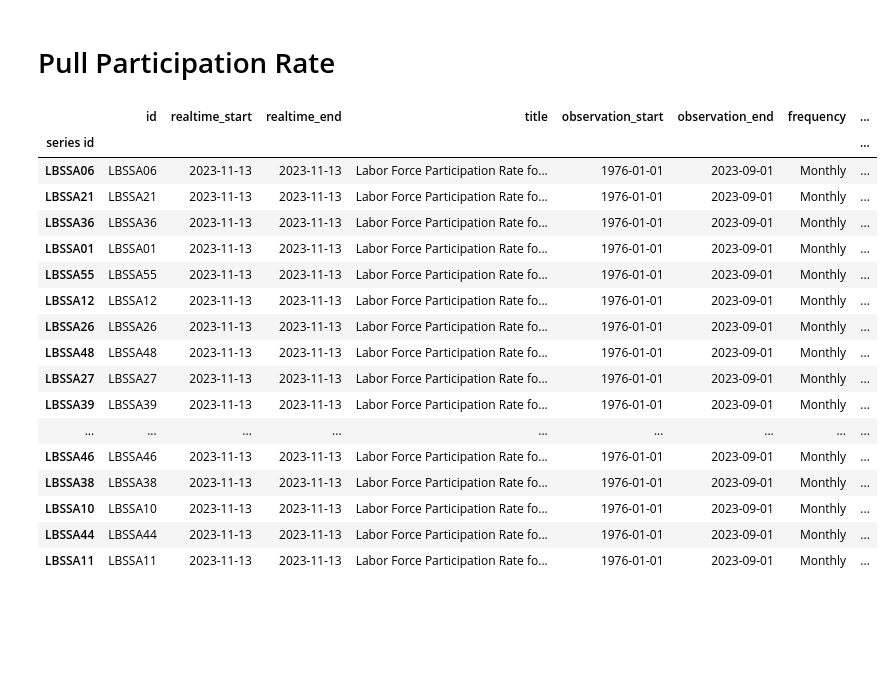
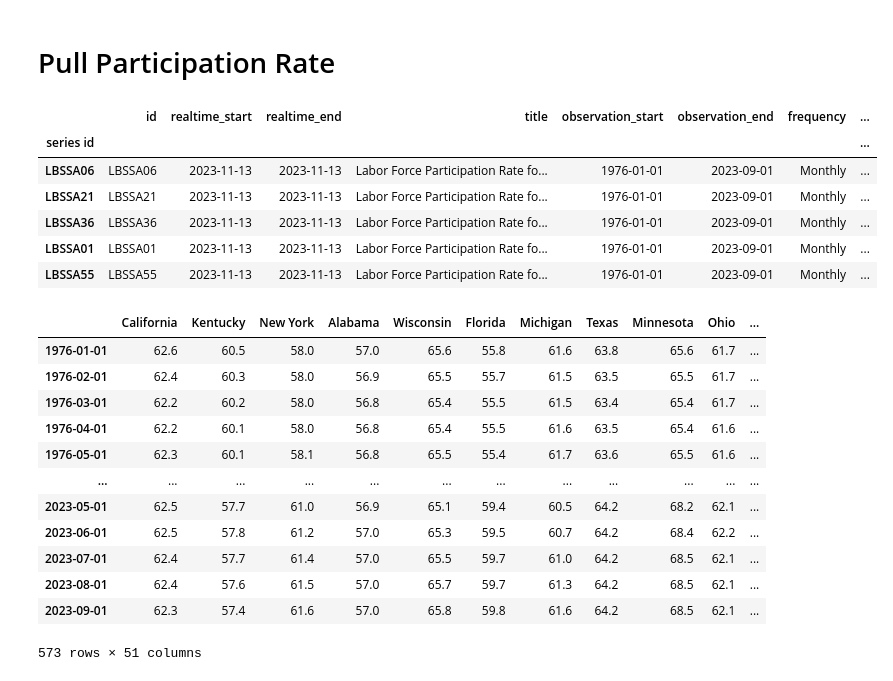
Before and after one commit to 0Ellias0/Fred_Financial_Statistics-, a Jupyter notebook: main.ipynb, the cells around one changed output. Drawn from its saved outputs; the diff is of its cells as text; code cells hidden in the pictures; blank space fills up the shorter version.

Commit message:
Pull Participation Rate per State

```diff
--- a/main.ipynb
+++ b/main.ipynb
@@ -160,30 +160,19 @@ plt.show()
 # %% [markdown]
 # Pull Participation Rate
 # %%
-# filtering a unemployment rate dataframe with a Monthly update frequency
+# filtering a Participation Rate dataframe with a Monthly update frequency
 
 part_df = fred.search('participation rate state', filter=('frequency', 'Monthly'))     # search for umemployment rate times series in Fred that has a monthly frequency
 part_df = part_df.query('seasonal_adjustment == "Seasonally Adjusted" and units == "Percent"')  # Query Seasonally Adjusted and Percent as units
 part_df = part_df.loc[uemp_df['title'].str.contains('Participation Rate')]  # filter titles to those containing the phrase 'Unemployment Rate'
 part_df = part_df.loc[uemp_df['id'].str.len() == 7]   # filter Series id to those with 4 words only (lenght of the string)
 part_df = part_df.drop(index='CIVPART')  # drop one series ID
-part_df
+part_df.head()
 # %% [output]
 |  | id | realtime_start | realtime_end | title | observation_start | observation_end | frequency | ... |
 | series id |  |  |  |  |  |  |  | ... |
 | LBSSA06 | LBSSA06 | 2023-11-13 | 2023-11-13 | Labor Force Participation Rate fo... | 1976-01-01 | 2023-09-01 | Monthly | ... |
 | LBSSA21 | LBSSA21 | 2023-11-13 | 2023-11-13 | Labor Force Participation Rate fo... | 1976-01-01 | 2023-09-01 | Monthly | ... |
 | LBSSA36 | LBSSA36 | 2023-11-13 | 2023-11-13 | Labor Force Participation Rate fo... | 1976-01-01 | 2023-09-01 | Monthly | ... |
 | LBSSA01 | LBSSA01 | 2023-11-13 | 2023-11-13 | Labor Force Participation Rate fo... | 1976-01-01 | 2023-09-01 | Monthly | ... |
 | LBSSA55 | LBSSA55 | 2023-11-13 | 2023-11-13 | Labor Force Participation Rate fo... | 1976-01-01 | 2023-09-01 | Monthly | ... |
-| LBSSA12 | LBSSA12 | 2023-11-13 | 2023-11-13 | Labor Force Participation Rate fo... | 1976-01-01 | 2023-09-01 | Monthly | ... |
-| LBSSA26 | LBSSA26 | 2023-11-13 | 2023-11-13 | Labor Force Participation Rate fo... | 1976-01-01 | 2023-09-01 | Monthly | ... |
-| LBSSA48 | LBSSA48 | 2023-11-13 | 2023-11-13 | Labor Force Participation Rate fo... | 1976-01-01 | 2023-09-01 | Monthly | ... |
-| LBSSA27 | LBSSA27 | 2023-11-13 | 2023-11-13 | Labor Force Participation Rate fo... | 1976-01-01 | 2023-09-01 | Monthly | ... |
-| LBSSA39 | LBSSA39 | 2023-11-13 | 2023-11-13 | Labor Force Participation Rate fo... | 1976-01-01 | 2023-09-01 | Monthly | ... |
-| ... | ... | ... | ... | ... | ... | ... | ... | ... |
-| LBSSA46 | LBSSA46 | 2023-11-13 | 2023-11-13 | Labor Force Participation Rate fo... | 1976-01-01 | 2023-09-01 | Monthly | ... |
-| LBSSA38 | LBSSA38 | 2023-11-13 | 2023-11-13 | Labor Force Participation Rate fo... | 1976-01-01 | 2023-09-01 | Monthly | ... |
-| LBSSA10 | LBSSA10 | 2023-11-13 | 2023-11-13 | Labor Force Participation Rate fo... | 1976-01-01 | 2023-09-01 | Monthly | ... |
-| LBSSA44 | LBSSA44 | 2023-11-13 | 2023-11-13 | Labor Force Participation Rate fo... | 1976-01-01 | 2023-09-01 | Monthly | ... |
-| LBSSA11 | LBSSA11 | 2023-11-13 | 2023-11-13 | Labor Force Participation Rate fo... | 1976-01-01 | 2023-09-01 | Monthly | ... |
@@ -189,0 +194,16 @@ part_df
+# %%
+part_states
+# %% [output]
+|  | California | Kentucky | New York | Alabama | Wisconsin | Florida | Michigan | Texas | Minnesota | Ohio | ... |
+| 1976-01-01 | 62.6 | 60.5 | 58.0 | 57.0 | 65.6 | 55.8 | 61.6 | 63.8 | 65.6 | 61.7 | ... |
+| 1976-02-01 | 62.4 | 60.3 | 58.0 | 56.9 | 65.5 | 55.7 | 61.5 | 63.5 | 65.5 | 61.7 | ... |
+| 1976-03-01 | 62.2 | 60.2 | 58.0 | 56.8 | 65.4 | 55.5 | 61.5 | 63.4 | 65.4 | 61.7 | ... |
+| 1976-04-01 | 62.2 | 60.1 | 58.0 | 56.8 | 65.4 | 55.5 | 61.6 | 63.5 | 65.4 | 61.6 | ... |
+| 1976-05-01 | 62.3 | 60.1 | 58.1 | 56.8 | 65.5 | 55.4 | 61.7 | 63.6 | 65.5 | 61.6 | ... |
+| ... | ... | ... | ... | ... | ... | ... | ... | ... | ... | ... | ... |
+| 2023-05-01 | 62.5 | 57.7 | 61.0 | 56.9 | 65.1 | 59.4 | 60.5 | 64.2 | 68.2 | 62.1 | ... |
+| 2023-06-01 | 62.5 | 57.8 | 61.2 | 57.0 | 65.3 | 59.5 | 60.7 | 64.2 | 68.4 | 62.2 | ... |
+| 2023-07-01 | 62.4 | 57.7 | 61.4 | 57.0 | 65.5 | 59.7 | 61.0 | 64.2 | 68.5 | 62.1 | ... |
+| 2023-08-01 | 62.4 | 57.6 | 61.5 | 57.0 | 65.7 | 59.7 | 61.3 | 64.2 | 68.5 | 62.1 | ... |
+| 2023-09-01 | 62.3 | 57.4 | 61.6 | 57.0 | 65.8 | 59.8 | 61.6 | 64.2 | 68.5 | 62.1 | ... |
+573 rows × 51 columns
```
Also changed, not shown: parts of 2 cells of this notebook.
